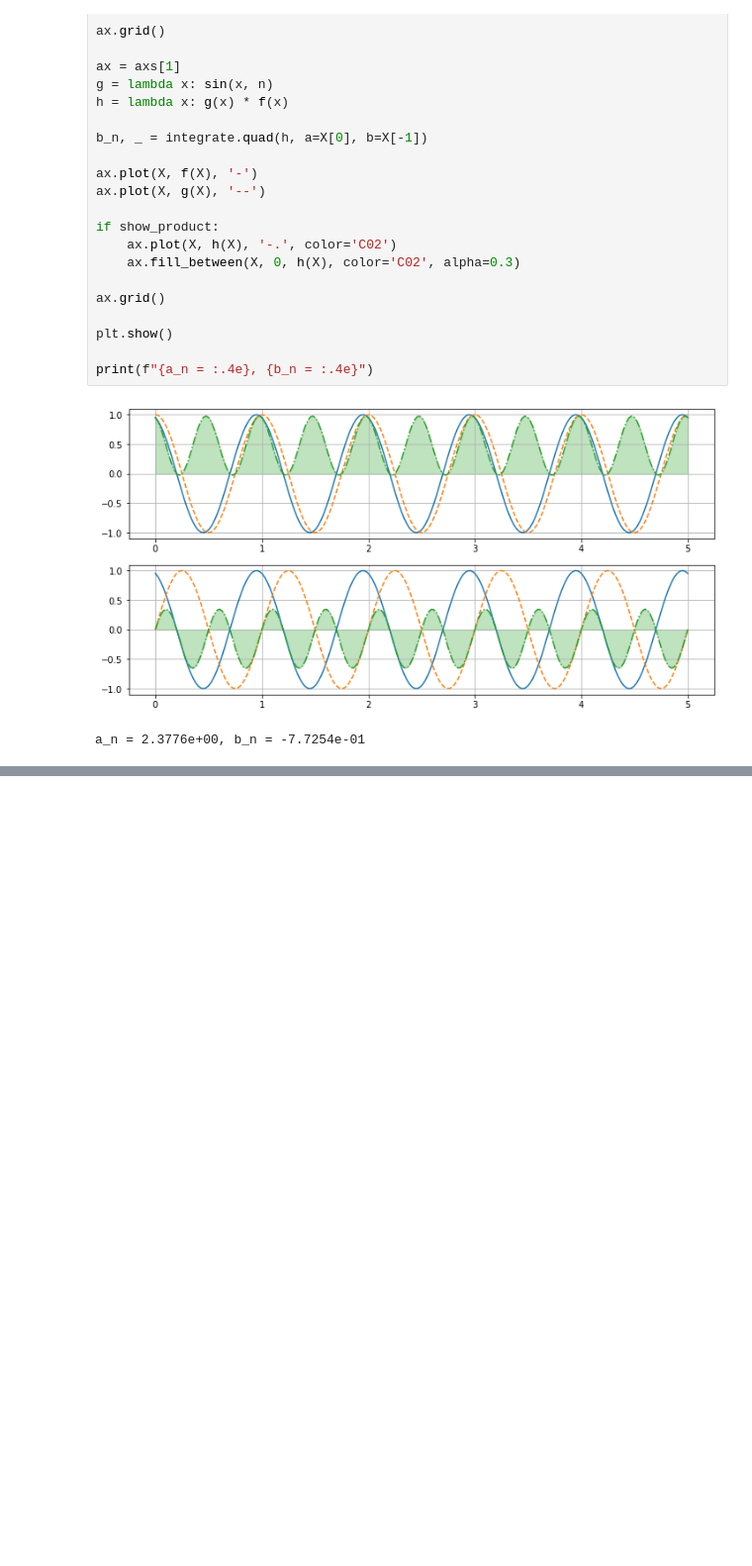
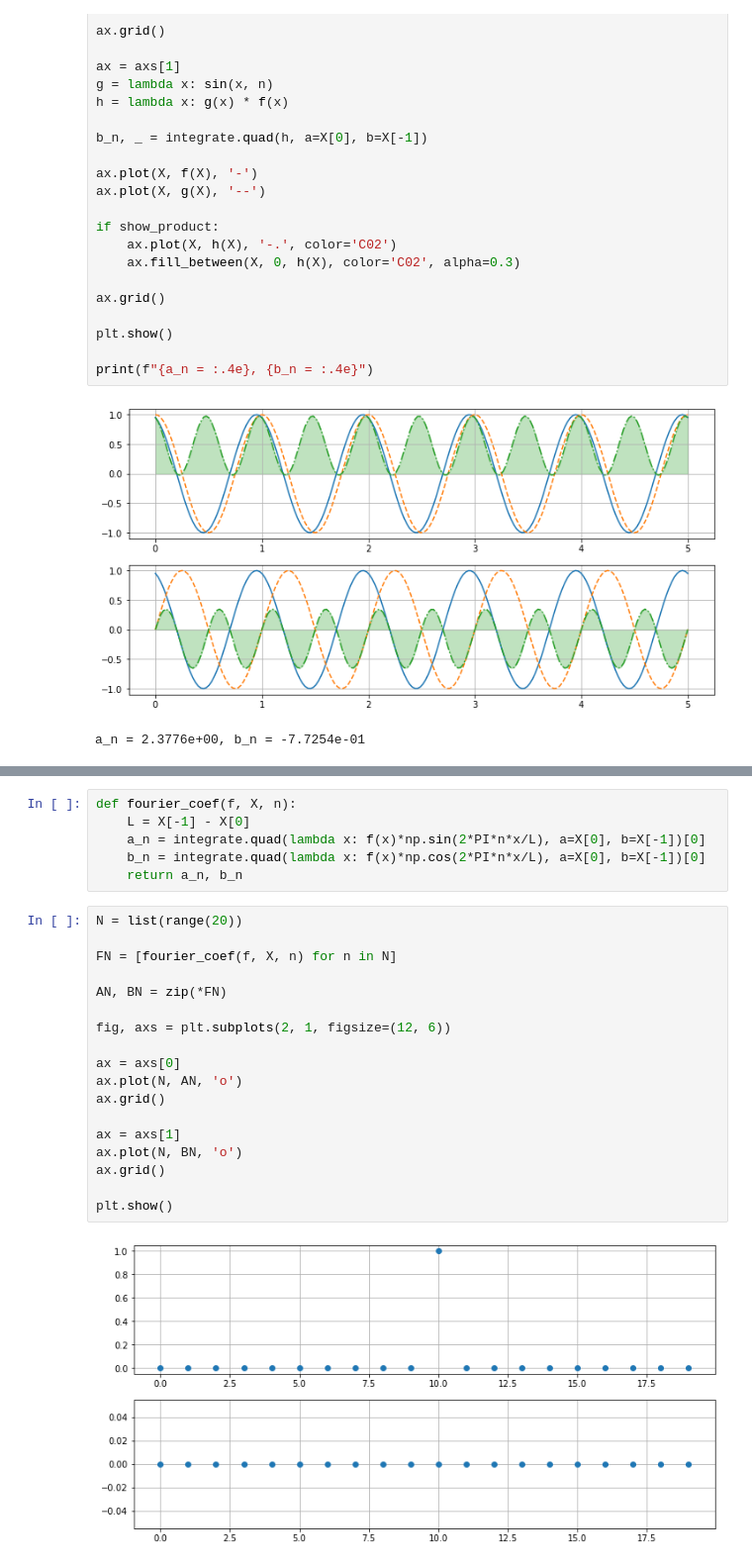
Before and after one commit to gdcs92/math-demos, a Jupyter notebook: fourier_coefficients.ipynb, the cells around one changed output, grey strips where cells are left out. Shown at 99% size. Saved outputs shown, nothing was run; the diff lists cells and outputs as text; blank space fills up the shorter version.

```diff
--- a/fourier_coefficients.ipynb
+++ b/fourier_coefficients.ipynb
@@ -179,0 +207,26 @@ a_n = 2.3776e+00, b_n = -7.7254e-01
+# %%
+def fourier_coef(f, X, n):
+    L = X[-1] - X[0]
+    a_n = integrate.quad(lambda x: f(x)*np.sin(2*PI*n*x/L), a=X[0], b=X[-1])[0]
+    b_n = integrate.quad(lambda x: f(x)*np.cos(2*PI*n*x/L), a=X[0], b=X[-1])[0]
+    return a_n, b_n
+# %%
+N = list(range(20))
+
+FN = [fourier_coef(f, X, n) for n in N]
+
+AN, BN = zip(*FN)
+
+fig, axs = plt.subplots(2, 1, figsize=(12, 6))
+
+ax = axs[0]
+ax.plot(N, AN, 'o')
+ax.grid()
+
+ax = axs[1]
+ax.plot(N, BN, 'o')
+ax.grid()
+
+plt.show()
+# %% [output]
+[figure, added]
```
Also changed, not shown: parts of 14 cells of this notebook.
